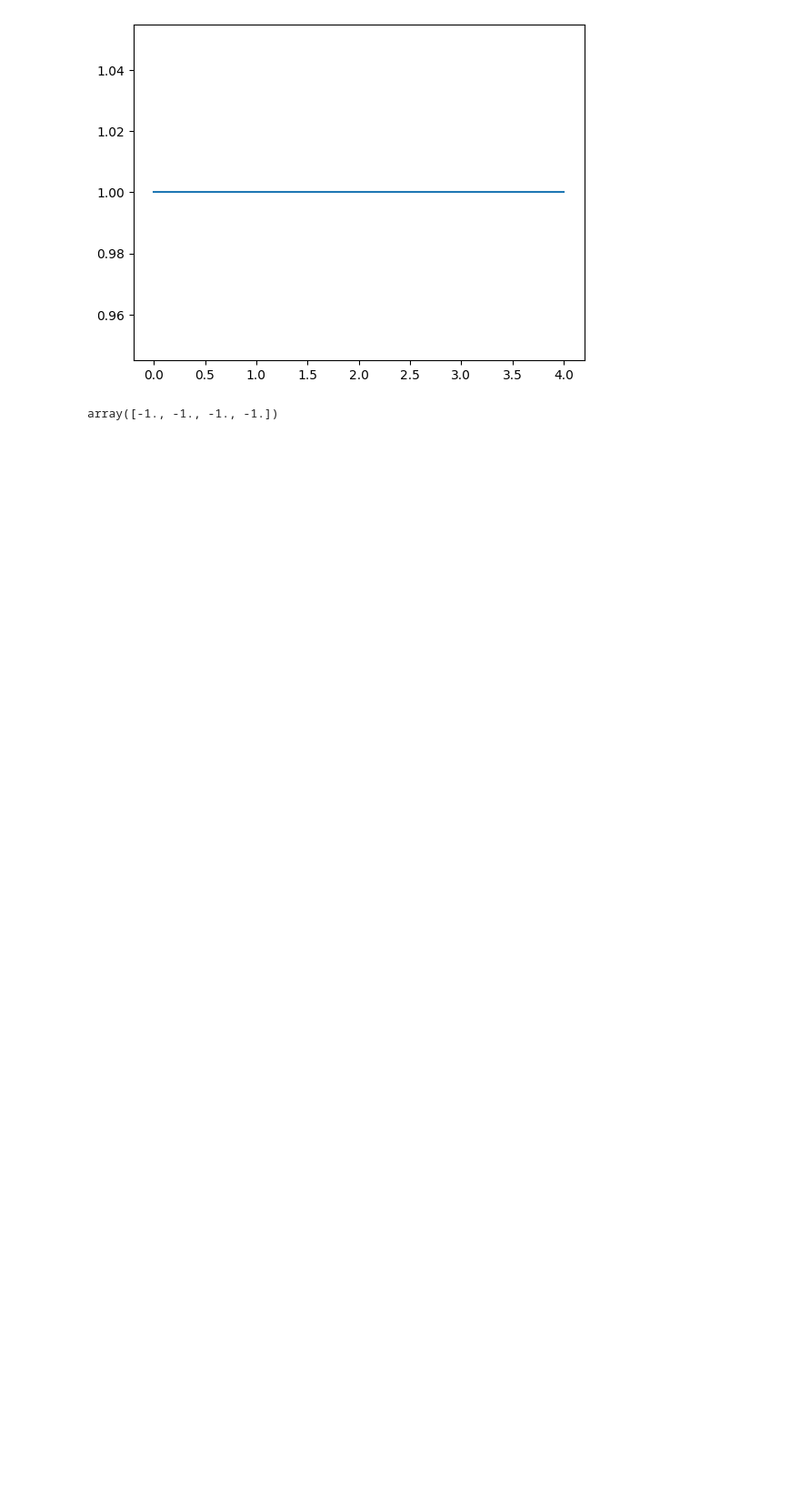
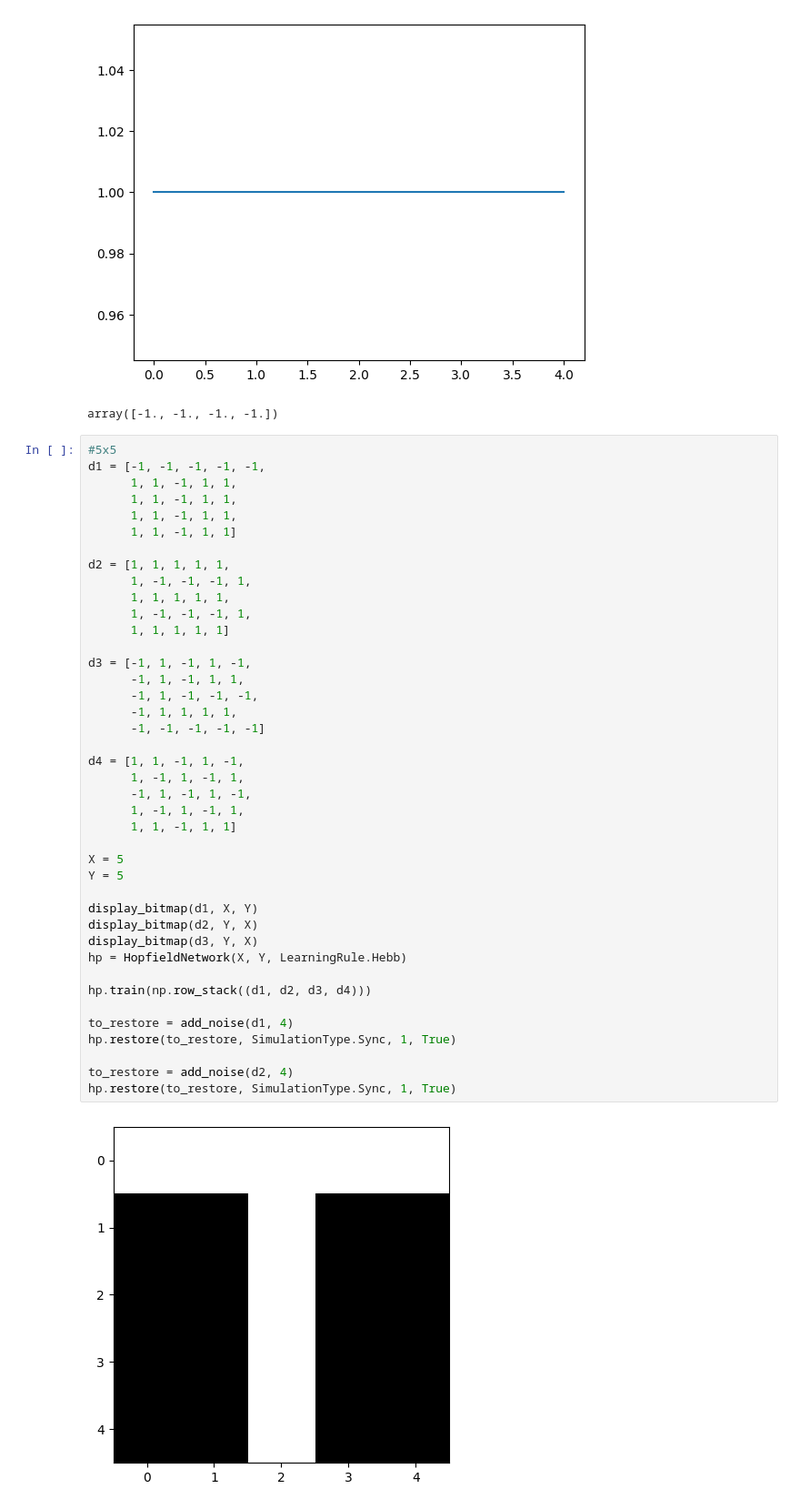
Before and after one commit to michalmuzyka/sn2, a Jupyter notebook: hopfield.ipynb, the cells around one changed output. Shown at 91% size. Drawn from its saved outputs; the diff is of its cells as text; blank space fills up the shorter version.

```diff
--- a/hopfield.ipynb
+++ b/hopfield.ipynb
@@ -202,3 +202,46 @@ hp.restore(d3, SimulationType.Sync, 5, True)
 [figure]
 [figure]
 array([-1., -1., -1., -1.])
+# %%
+#5x5
+d1 = [-1, -1, -1, -1, -1,
+      1, 1, -1, 1, 1,
+      1, 1, -1, 1, 1,
+      1, 1, -1, 1, 1,
+      1, 1, -1, 1, 1]
+
+d2 = [1, 1, 1, 1, 1,
+      1, -1, -1, -1, 1,
+      1, 1, 1, 1, 1,
+      1, -1, -1, -1, 1,
+      1, 1, 1, 1, 1]
+
+d3 = [-1, 1, -1, 1, -1,
+      -1, 1, -1, 1, 1,
+      -1, 1, -1, -1, -1,
+      -1, 1, 1, 1, 1,
+      -1, -1, -1, -1, -1]
+
+d4 = [1, 1, -1, 1, -1,
+      1, -1, 1, -1, 1,
+      -1, 1, -1, 1, -1,
+      1, -1, 1, -1, 1,
+      1, 1, -1, 1, 1]
+
+X = 5
+Y = 5
+
+display_bitmap(d1, X, Y)
+display_bitmap(d2, Y, X)
+display_bitmap(d3, Y, X)
+hp = HopfieldNetwork(X, Y, LearningRule.Hebb)
+
+hp.train(np.row_stack((d1, d2, d3, d4)))
+
+to_restore = add_noise(d1, 4)
+hp.restore(to_restore, SimulationType.Sync, 1, True)
+
+to_restore = add_noise(d2, 4)
+hp.restore(to_restore, SimulationType.Sync, 1, True)
+# %% [output]
+[figure, added]
```
Also changed, not shown: parts of 2 cells of this notebook.
